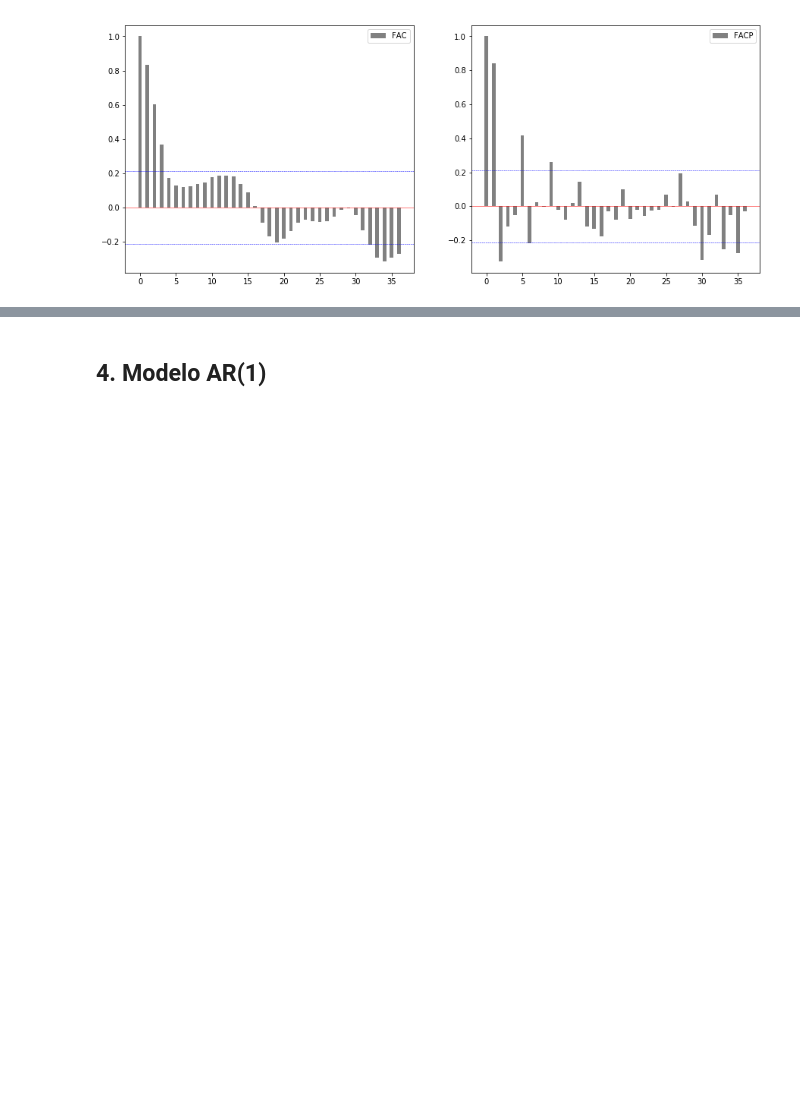
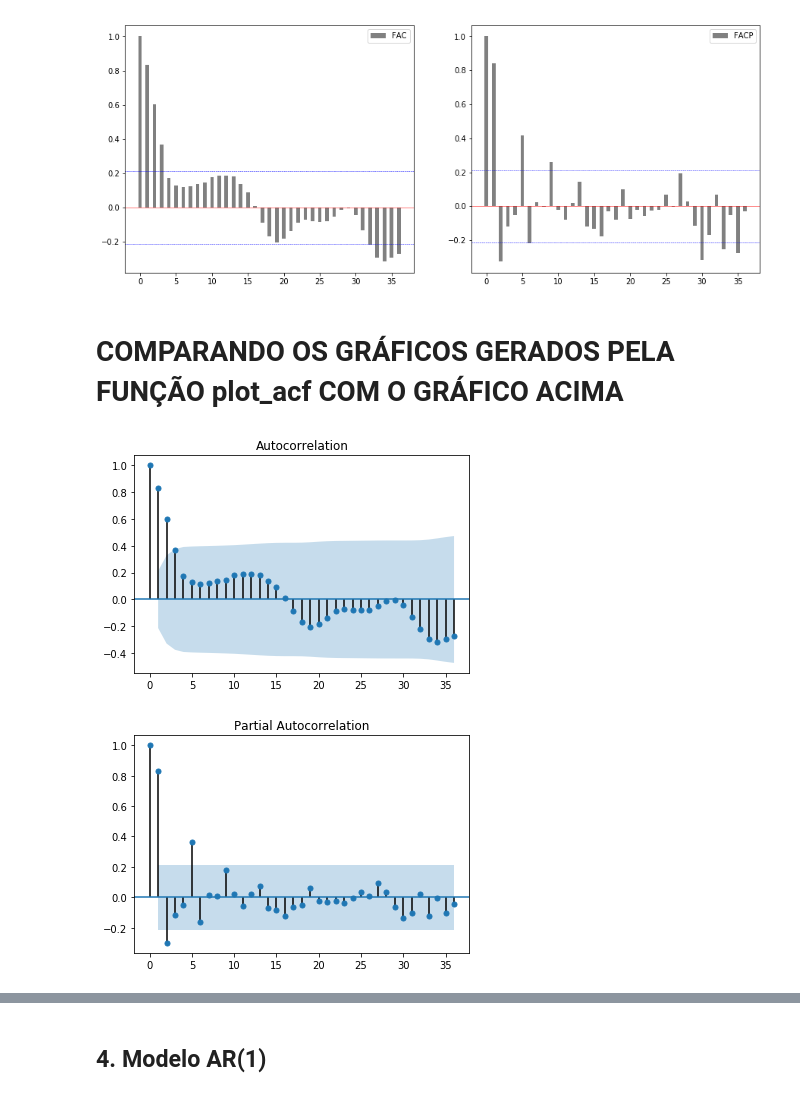
Before and after one commit to cassioraa/S-ries-temporais, a Jupyter notebook: Time_series.ipynb, the cells around one changed output, grey strips where cells are left out. Cells and saved outputs as stored; diff of their text form; code cells hidden in the pictures; blank space fills up the shorter version.

Commit message:
Comparando fac

```diff
--- a/Time_series.ipynb
+++ b/Time_series.ipynb
@@ -192,3 +196,14 @@ plt.savefig('facp.pdf')
 plt.show()
 # %% [output]
 [figure]
+# %% [markdown]
+# COMPARANDO OS GRÁFICOS GERADOS PELA FUNÇÃO plot_acf COM O GRÁFICO ACIMA
+# %%
+from statsmodels.graphics.tsaplots import plot_acf, plot_pacf
+
+plot_acf(Y, lags=36, alpha=0.05)
+plot_pacf(Y, lags=36, alpha=0.05)
+plt.show() #tire o comentário dessa linha para plotar um gráfico sobre o outro.
+# %% [output]
+[figure, added]
+[figure, added]
```
Also changed, not shown: parts of 5 cells of this notebook.
